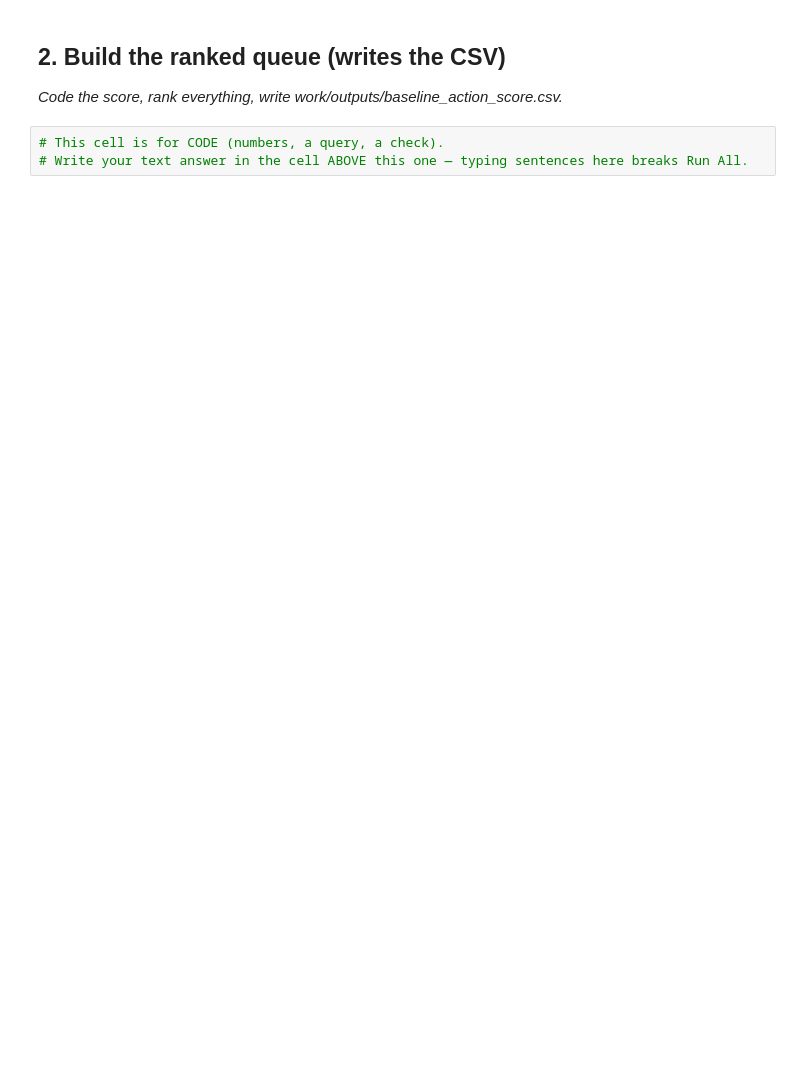
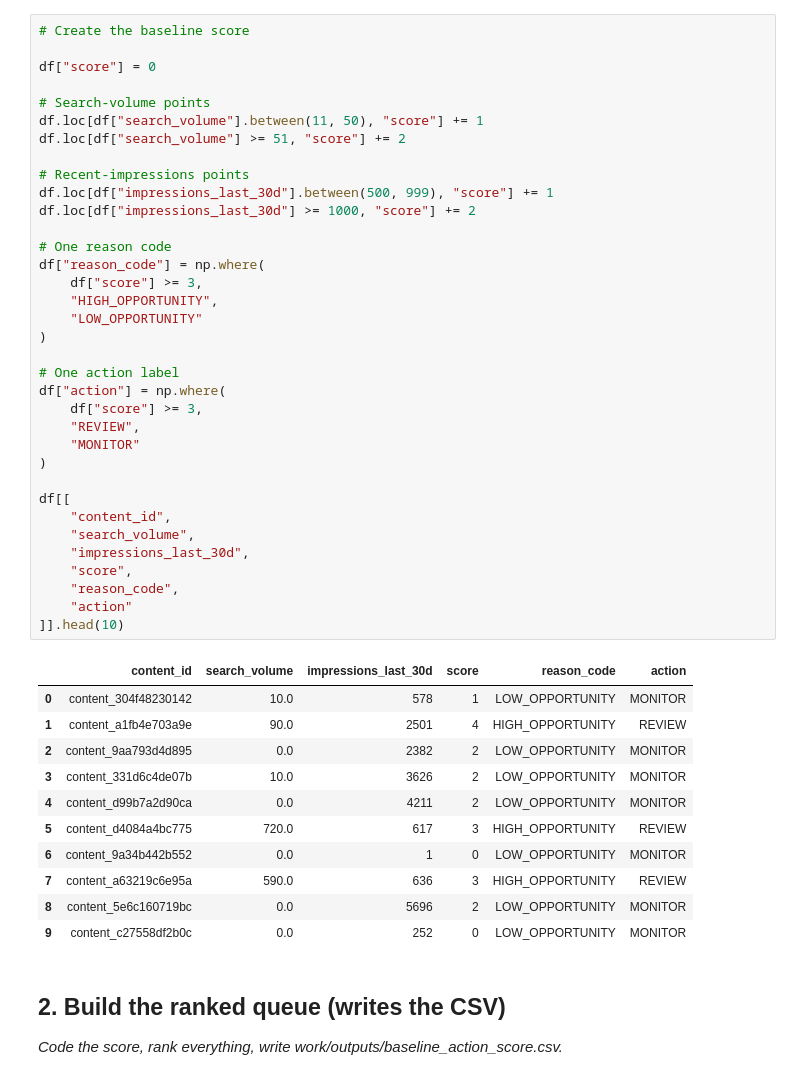
Before and after one commit to faiqakashif82-netizen/FlyRank-MachineLearning-Internship, a Jupyter notebook: work/notebooks/w04_baseline_score.ipynb, the cells around one changed output. Drawn from its saved outputs; the diff is of its cells as text; blank space fills up the shorter version.

```diff
--- a/work/notebooks/w04_baseline_score.ipynb
+++ b/work/notebooks/w04_baseline_score.ipynb
@@ -16,7 +158,51 @@ This skeleton is yours to fill. Work the sections **in order** — each one has
+# %%
+# Create the baseline score
+
+df["score"] = 0
+
+# Search-volume points
+df.loc[df["search_volume"].between(11, 50), "score"] += 1
+df.loc[df["search_volume"] >= 51, "score"] += 2
+
+# Recent-impressions points
+df.loc[df["impressions_last_30d"].between(500, 999), "score"] += 1
+df.loc[df["impressions_last_30d"] >= 1000, "score"] += 2
+
+# One reason code
+df["reason_code"] = np.where(
+    df["score"] >= 3,
+    "HIGH_OPPORTUNITY",
+    "LOW_OPPORTUNITY"
+)
+
+# One action label
+df["action"] = np.where(
+    df["score"] >= 3,
+    "REVIEW",
+    "MONITOR"
+)
+
+df[[
+    "content_id",
+    "search_volume",
+    "impressions_last_30d",
+    "score",
+    "reason_code",
+    "action"
+]].head(10)
+# %% [output]
+|  | content_id | search_volume | impressions_last_30d | score | reason_code | action |
+| 0 | content_304f48230142 | 10.0 | 578 | 1 | LOW_OPPORTUNITY | MONITOR |
+| 1 | content_a1fb4e703a9e | 90.0 | 2501 | 4 | HIGH_OPPORTUNITY | REVIEW |
+| 2 | content_9aa793d4d895 | 0.0 | 2382 | 2 | LOW_OPPORTUNITY | MONITOR |
+| 3 | content_331d6c4de07b | 10.0 | 3626 | 2 | LOW_OPPORTUNITY | MONITOR |
+| 4 | content_d99b7a2d90ca | 0.0 | 4211 | 2 | LOW_OPPORTUNITY | MONITOR |
+| 5 | content_d4084a4bc775 | 720.0 | 617 | 3 | HIGH_OPPORTUNITY | REVIEW |
+| 6 | content_9a34b442b552 | 0.0 | 1 | 0 | LOW_OPPORTUNITY | MONITOR |
+| 7 | content_a63219c6e95a | 590.0 | 636 | 3 | HIGH_OPPORTUNITY | REVIEW |
+| 8 | content_5e6c160719bc | 0.0 | 5696 | 2 | LOW_OPPORTUNITY | MONITOR |
+| 9 | content_c27558df2b0c | 0.0 | 252 | 0 | LOW_OPPORTUNITY | MONITOR |
 # %% [markdown]
 ## 2. Build the ranked queue (writes the CSV)
 
 *Code the score, rank everything, write work/outputs/baseline_action_score.csv.*
-# %%
-# This cell is for CODE (numbers, a query, a check).
-# Write your text answer in the cell ABOVE this one — typing sentences here breaks Run All.
```
Also changed, not shown: parts of 23 cells of this notebook.
